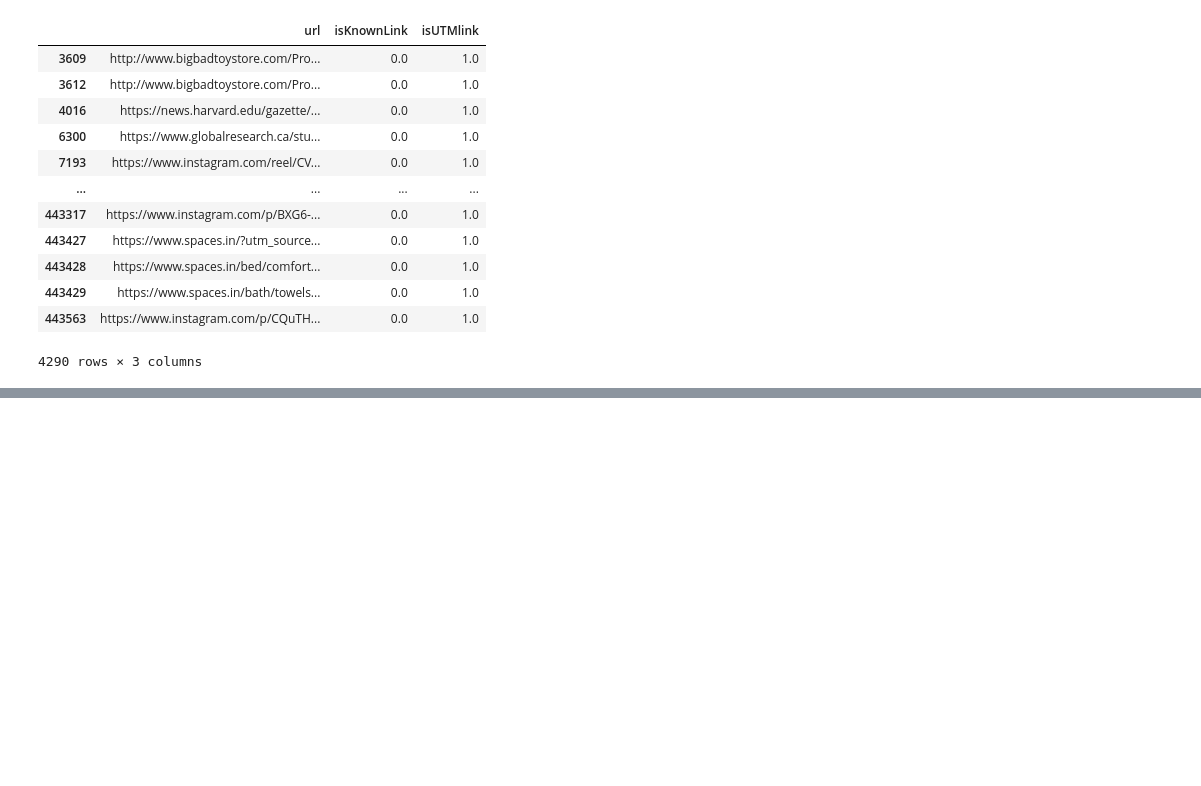
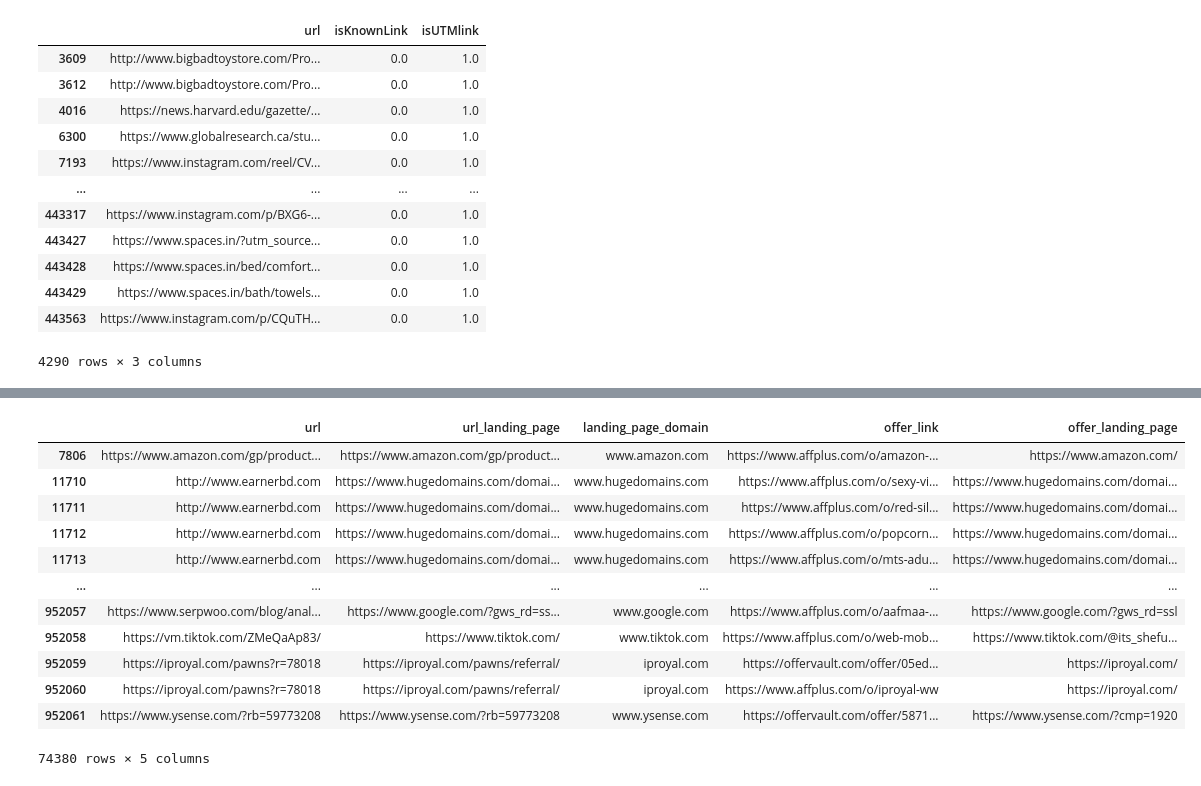
Before and after one commit to suniven/affiliate-link-identification, a Jupyter notebook: my_test.ipynb, the cells around one changed output, grey strips where cells are left out. Cells and saved outputs as stored; diff of their text form; code cells hidden in the pictures; blank space fills up the shorter version.

```diff
--- a/my_test.ipynb
+++ b/my_test.ipynb
@@ -111,0 +148,17 @@ df[df['isUTMlink']==1]
+# %%
+df[(df['landing_page_domain'] != 'prnt.sc') & (df['landing_page_domain'] != 'play.google.com') &
+   (df['landing_page_domain'] != 'apps.apple.com')]
+# %% [output]
+|  | url | url_landing_page | landing_page_domain | offer_link | offer_landing_page |
+| 7806 | https://www.amazon.com/gp/product... | https://www.amazon.com/gp/product... | www.amazon.com | https://www.affplus.com/o/amazon-... | https://www.amazon.com/ |
+| 11710 | http://www.earnerbd.com | https://www.hugedomains.com/domai... | www.hugedomains.com | https://www.affplus.com/o/sexy-vi... | https://www.hugedomains.com/domai... |
+| 11711 | http://www.earnerbd.com | https://www.hugedomains.com/domai... | www.hugedomains.com | https://www.affplus.com/o/red-sil... | https://www.hugedomains.com/domai... |
+| 11712 | http://www.earnerbd.com | https://www.hugedomains.com/domai... | www.hugedomains.com | https://www.affplus.com/o/popcorn... | https://www.hugedomains.com/domai... |
+| 11713 | http://www.earnerbd.com | https://www.hugedomains.com/domai... | www.hugedomains.com | https://www.affplus.com/o/mts-adu... | https://www.hugedomains.com/domai... |
+| ... | ... | ... | ... | ... | ... |
+| 952057 | https://www.serpwoo.com/blog/anal... | https://www.google.com/?gws_rd=ss... | www.google.com | https://www.affplus.com/o/aafmaa-... | https://www.google.com/?gws_rd=ssl |
+| 952058 | https://vm.tiktok.com/ZMeQaAp83/ | https://www.tiktok.com/ | www.tiktok.com | https://www.affplus.com/o/web-mob... | https://www.tiktok.com/@its_shefu... |
+| 952059 | https://iproyal.com/pawns?r=78018 | https://iproyal.com/pawns/referral/ | iproyal.com | https://offervault.com/offer/05ed... | https://iproyal.com/ |
+| 952060 | https://iproyal.com/pawns?r=78018 | https://iproyal.com/pawns/referral/ | iproyal.com | https://www.affplus.com/o/iproyal-ww | https://iproyal.com/ |
+| 952061 | https://www.ysense.com/?rb=59773208 | https://www.ysense.com/?rb=59773208 | www.ysense.com | https://offervault.com/offer/5871... | https://www.ysense.com/?cmp=1920 |
+74380 rows × 5 columns
```
Also changed, not shown: parts of 6 cells of this notebook, 2 other files.
